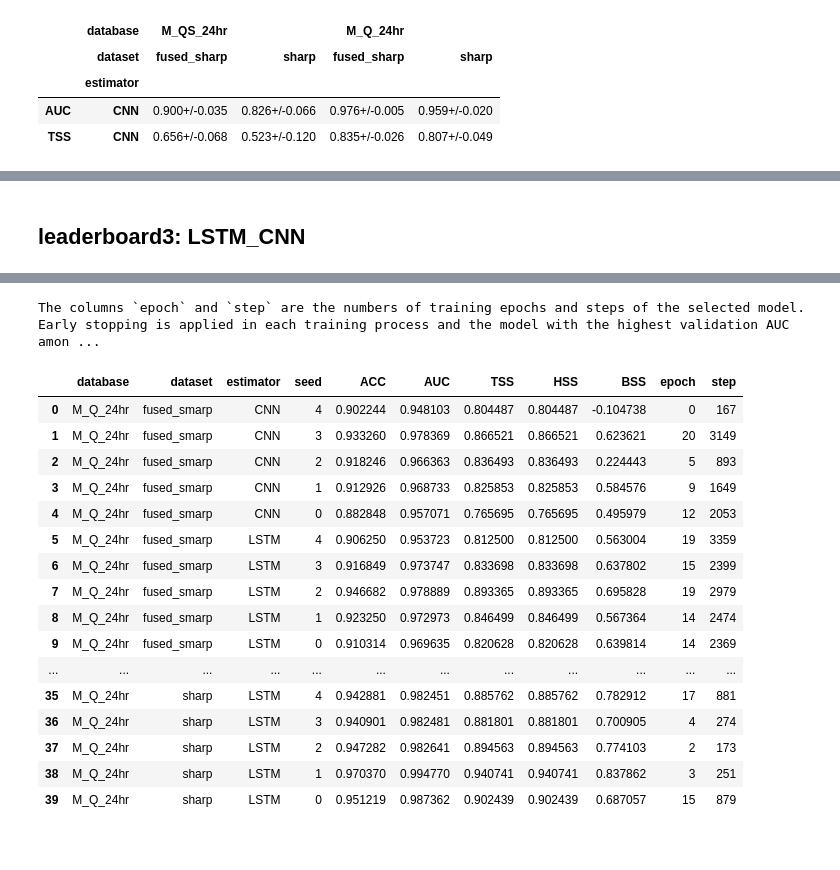
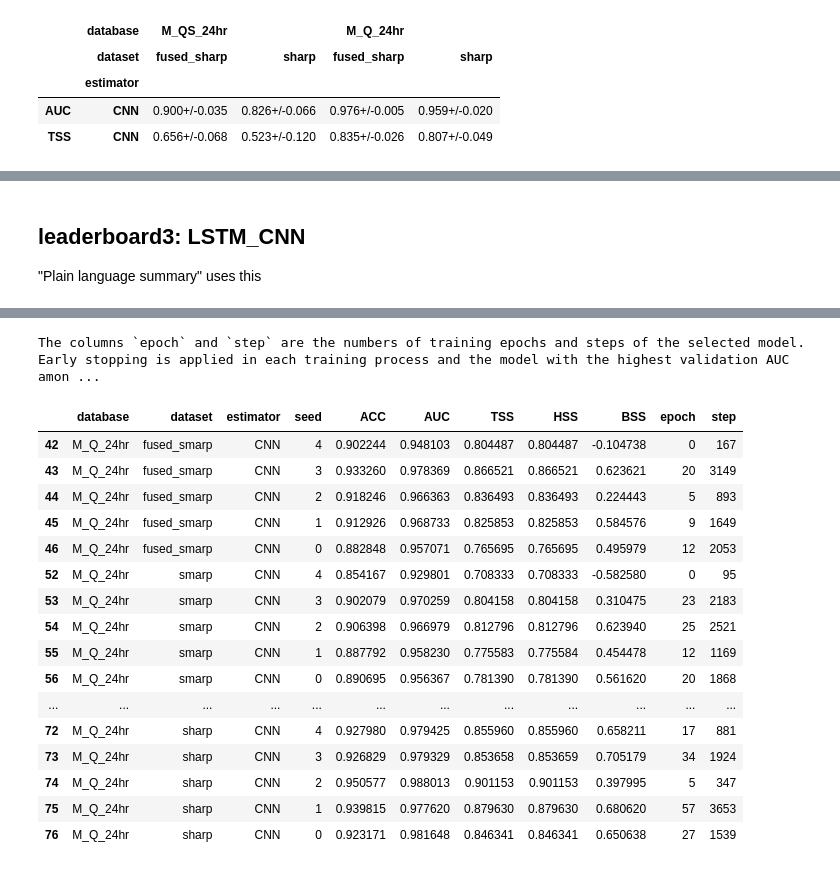
Before and after one commit to ZeyuSun/flare-prediction-smarp, a Jupyter notebook: notebooks/mlflow_results.ipynb, the cells around one changed output, grey strips where cells are left out. Saved outputs shown, nothing was run; the diff lists cells and outputs as text; code cells hidden in the pictures.

```diff
--- a/notebooks/mlflow_results.ipynb
+++ b/notebooks/mlflow_results.ipynb
@@ -993,6 +993,7 @@ dirs = tensorboard(runs_raw)
 [interactive output not drawn]
 # %% [markdown]
 ## leaderboard3: LSTM_CNN
+"Plain language summary" uses this
 # %%
 columns = {
     'tags.database_name': 'database',
@@ -1007,6 +1008,10 @@ columns = {
 }
 rows = {}
 runs_raw = retrieve('leaderboard3', 'LSTM_CNN') #, p=0)
+
+# Select only CNN for comparison with 'leaderboard3: CNN_more_epochs'
+runs_raw = runs_raw[runs_raw['tags.estimator_name'] == 'CNN']
+
 runs = select(runs_raw, columns, rows)
 ckpt = runs_raw['tags.checkpoint'].str.extract(r'epoch=(?P<epoch>[0-9]+)-step=(?P<step>[0-9]+)').astype(int)
 runs = pd.concat((runs, ckpt), axis=1)
@@ -1024,21 +1029,21 @@ Select iloc 0 from
 The columns `epoch` and `step` are the numbers of training epochs and steps of the selected model. Early stopping is applied in each training process and the model with the highest validation AUC amon ...
 |  | database | dataset | estimator | seed | ACC | AUC | TSS | HSS | BSS | epoch | step |
-| 0 | M_Q_24hr | fused_smarp | CNN | 4 | 0.902244 | 0.948103 | 0.804487 | 0.804487 | -0.104738 | 0 | 167 |
-| 1 | M_Q_24hr | fused_smarp | CNN | 3 | 0.933260 | 0.978369 | 0.866521 | 0.866521 | 0.623621 | 20 | 3149 |
-| 2 | M_Q_24hr | fused_smarp | CNN | 2 | 0.918246 | 0.966363 | 0.836493 | 0.836493 | 0.224443 | 5 | 893 |
-| 3 | M_Q_24hr | fused_smarp | CNN | 1 | 0.912926 | 0.968733 | 0.825853 | 0.825853 | 0.584576 | 9 | 1649 |
-| 4 | M_Q_24hr | fused_smarp | CNN | 0 | 0.882848 | 0.957071 | 0.765695 | 0.765695 | 0.495979 | 12 | 2053 |
-| 5 | M_Q_24hr | fused_smarp | LSTM | 4 | 0.906250 | 0.953723 | 0.812500 | 0.812500 | 0.563004 | 19 | 3359 |
-| 6 | M_Q_24hr | fused_smarp | LSTM | 3 | 0.916849 | 0.973747 | 0.833698 | 0.833698 | 0.637802 | 15 | 2399 |
-| 7 | M_Q_24hr | fused_smarp | LSTM | 2 | 0.946682 | 0.978889 | 0.893365 | 0.893365 | 0.695828 | 19 | 2979 |
-| 8 | M_Q_24hr | fused_smarp | LSTM | 1 | 0.923250 | 0.972973 | 0.846499 | 0.846499 | 0.567364 | 14 | 2474 |
-| 9 | M_Q_24hr | fused_smarp | LSTM | 0 | 0.910314 | 0.969635 | 0.820628 | 0.820628 | 0.639814 | 14 | 2369 |
+| 42 | M_Q_24hr | fused_smarp | CNN | 4 | 0.902244 | 0.948103 | 0.804487 | 0.804487 | -0.104738 | 0 | 167 |
+| 43 | M_Q_24hr | fused_smarp | CNN | 3 | 0.933260 | 0.978369 | 0.866521 | 0.866521 | 0.623621 | 20 | 3149 |
+| 44 | M_Q_24hr | fused_smarp | CNN | 2 | 0.918246 | 0.966363 | 0.836493 | 0.836493 | 0.224443 | 5 | 893 |
+| 45 | M_Q_24hr | fused_smarp | CNN | 1 | 0.912926 | 0.968733 | 0.825853 | 0.825853 | 0.584576 | 9 | 1649 |
+| 46 | M_Q_24hr | fused_smarp | CNN | 0 | 0.882848 | 0.957071 | 0.765695 | 0.765695 | 0.495979 | 12 | 2053 |
+| 52 | M_Q_24hr | smarp | CNN | 4 | 0.854167 | 0.929801 | 0.708333 | 0.708333 | -0.582580 | 0 | 95 |
+| 53 | M_Q_24hr | smarp | CNN | 3 | 0.902079 | 0.970259 | 0.804158 | 0.804158 | 0.310475 | 23 | 2183 |
+| 54 | M_Q_24hr | smarp | CNN | 2 | 0.906398 | 0.966979 | 0.812796 | 0.812796 | 0.623940 | 25 | 2521 |
+| 55 | M_Q_24hr | smarp | CNN | 1 | 0.887792 | 0.958230 | 0.775583 | 0.775584 | 0.454478 | 12 | 1169 |
+| 56 | M_Q_24hr | smarp | CNN | 0 | 0.890695 | 0.956367 | 0.781390 | 0.781390 | 0.561620 | 20 | 1868 |
 | ... | ... | ... | ... | ... | ... | ... | ... | ... | ... | ... | ... |
-| 35 | M_Q_24hr | sharp | LSTM | 4 | 0.942881 | 0.982451 | 0.885762 | 0.885762 | 0.782912 | 17 | 881 |
-| 36 | M_Q_24hr | sharp | LSTM | 3 | 0.940901 | 0.982481 | 0.881801 | 0.881801 | 0.700905 | 4 | 274 |
-| 37 | M_Q_24hr | sharp | LSTM | 2 | 0.947282 | 0.982641 | 0.894563 | 0.894563 | 0.774103 | 2 | 173 |
-| 38 | M_Q_24hr | sharp | LSTM | 1 | 0.970370 | 0.994770 | 0.940741 | 0.940741 | 0.837862 | 3 | 251 |
-| 39 | M_Q_24hr | sharp | LSTM | 0 | 0.951219 | 0.987362 | 0.902439 | 0.902439 | 0.687057 | 15 | 879 |
+| 72 | M_Q_24hr | sharp | CNN | 4 | 0.927980 | 0.979425 | 0.855960 | 0.855960 | 0.658211 | 17 | 881 |
+| 73 | M_Q_24hr | sharp | CNN | 3 | 0.926829 | 0.979329 | 0.853658 | 0.853659 | 0.705179 | 34 | 1924 |
+| 74 | M_Q_24hr | sharp | CNN | 2 | 0.950577 | 0.988013 | 0.901153 | 0.901153 | 0.397995 | 5 | 347 |
+| 75 | M_Q_24hr | sharp | CNN | 1 | 0.939815 | 0.977620 | 0.879630 | 0.879630 | 0.680620 | 57 | 3653 |
+| 76 | M_Q_24hr | sharp | CNN | 0 | 0.923171 | 0.981648 | 0.846341 | 0.846341 | 0.650638 | 27 | 1539 |
 # %%
 df = organize(runs, std=True)
 print(df.to_latex(multicolumn_format='c'))
```
Also changed, not shown: parts of 14 cells of this notebook.
